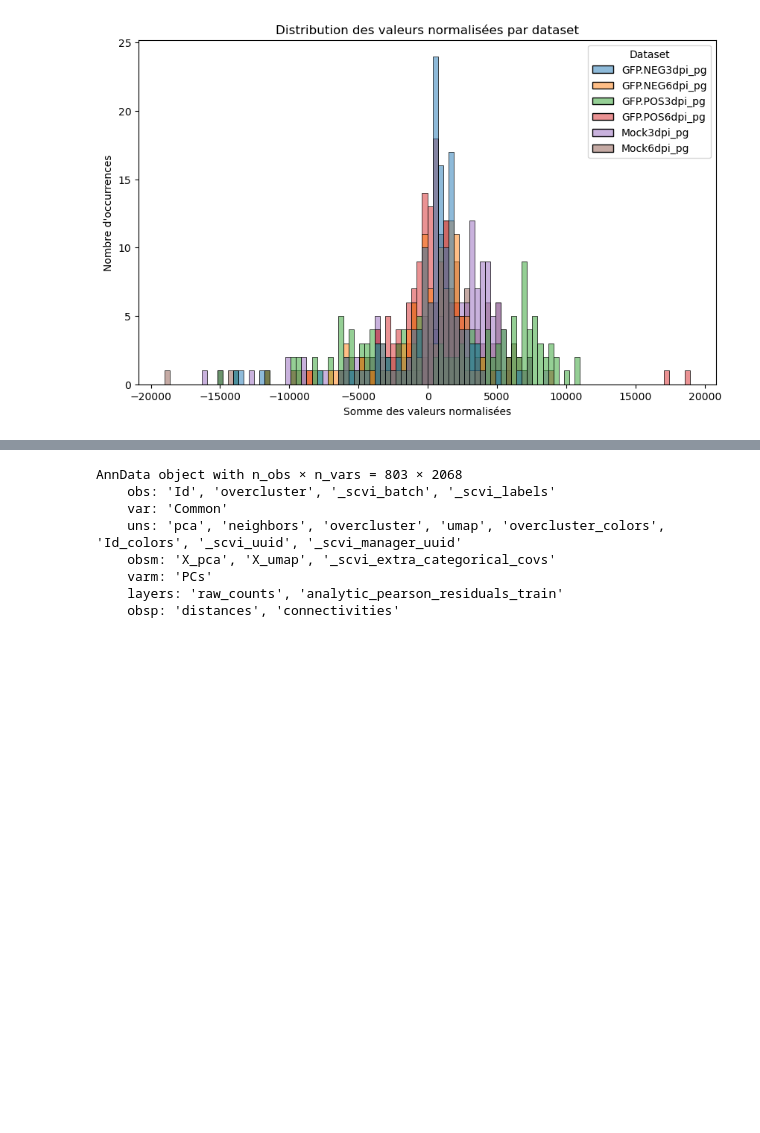
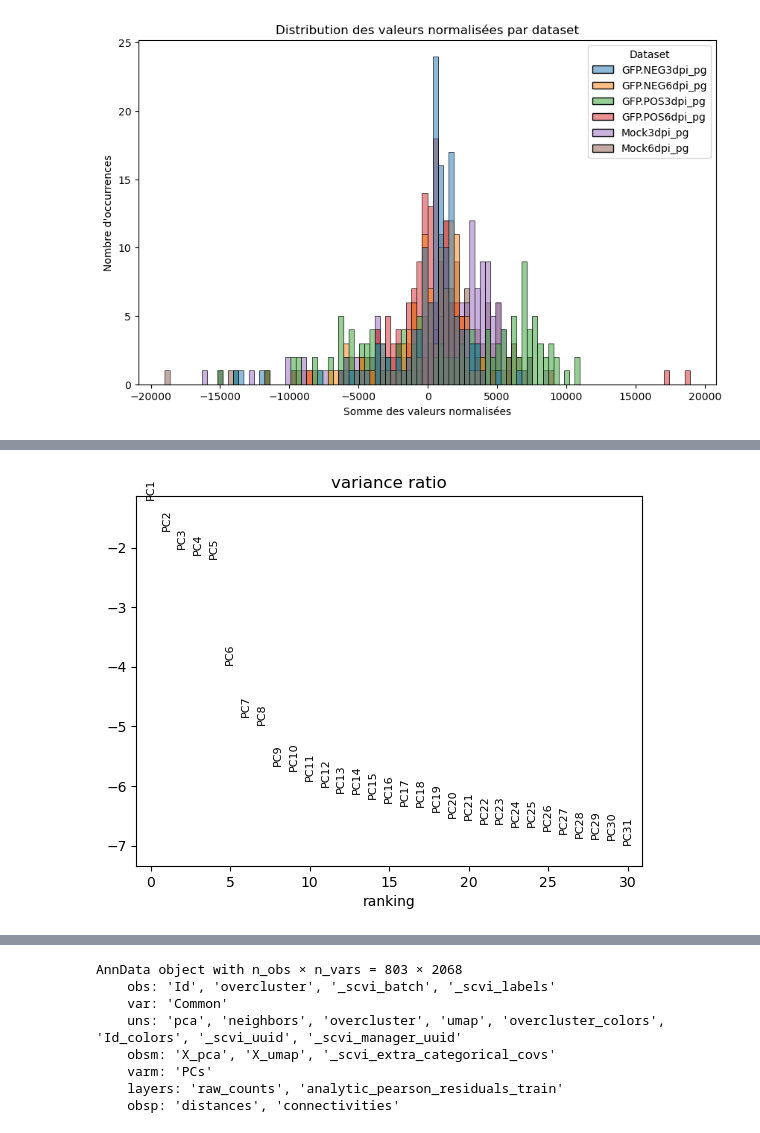
Before and after one commit to Yohan-b976/Transcriptomic-and-proteomic-sc-analysis, a Jupyter notebook: Pipeline Folder scProteomic/Notebook files/scP test integration.ipynb, the cells around one changed output, grey strips where cells are left out. Cells and saved outputs as stored; diff of their text form; code cells hidden in the pictures; blank space fills up the shorter version.

```diff
--- a/Pipeline Folder scProteomic/Notebook files/scP test integration.ipynb
+++ b/Pipeline Folder scProteomic/Notebook files/scP test integration.ipynb
@@ -273,0 +349,4 @@ sc.pl.umap(
+# %%
+sc.pl.pca_variance_ratio(adata_common, log=True)
+# %% [output]
+[figure, added]
```
Also changed, not shown: parts of 25 cells of this notebook.
